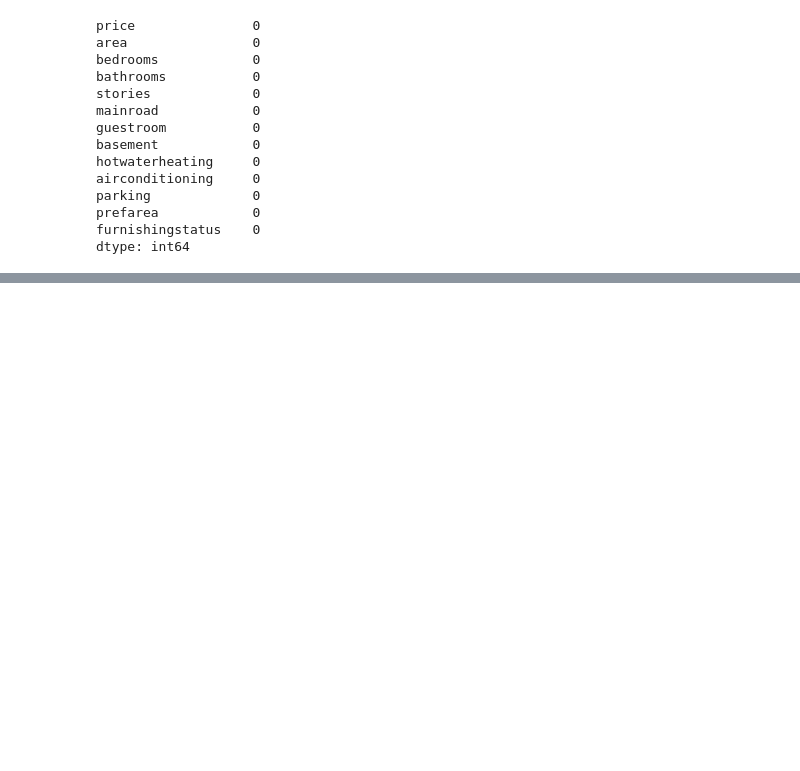
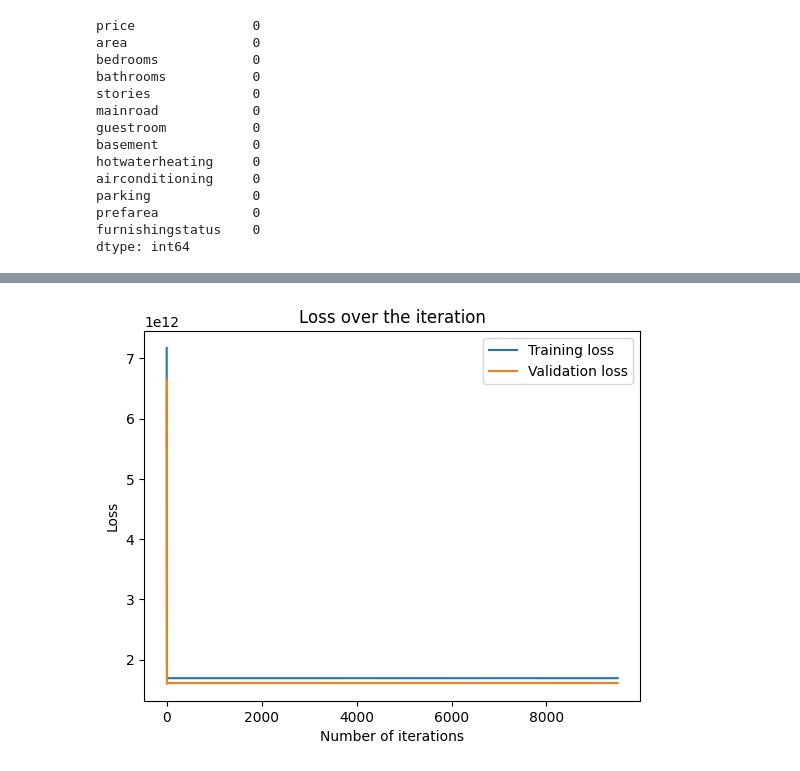
Before and after one commit to saikrishna1108/Introduction-to-Machine-Learning, a Jupyter notebook: Homework2.ipynb, the cells around one changed output, grey strips where cells are left out. Drawn from its saved outputs; the diff is of its cells as text; code cells hidden in the pictures; blank space fills up the shorter version.

```diff
--- a/Homework2.ipynb
+++ b/Homework2.ipynb
@@ -62,3 +43,13 @@ train.head()
+# %%
+def preprocess(data,variables):
+  new_data = data[variables].replace({'yes':1,'no':0})
+  x = new_data.iloc[:,1:]
+  m = x.shape[0]
+  y = np.array(new_data.iloc[:,0],dtype=np.float128).reshape(m,1)
+  x = np.array(x,dtype=np.float128)
+  f_col = np.ones((m,1))
+  x = np.hstack((f_col,x))
+  return x,y
 # %%
 def loss_value(x,y,theta):
   m = len(y)
@@ -182,7 +72,0 @@ Problem 2a
-# %%
-from sklearn.preprocessing import MinMaxScaler
-scaler = MinMaxScaler()
-variables = ["area", "bedrooms", "bathrooms", "stories", "parking"]
-train[variables] = scaler.fit_transform(train[variables])
-test[variables] = scaler.fit_transform(test[variables])
-train.head()
@@ -235,0 +82,12 @@ plt.show()
+# %%
+variables = ["price","area", "bedrooms", "bathrooms", "stories", "parking"]
+x_train1a,y_train1a = preprocess(train,variables)
+x_test1a,y_test1a = preprocess(test,variables)
+# %%
+theta = np.zeros(6).reshape(6,1)
+iterations = 9500
+learning_rate= 0.00000001
+theta1a,t_cost1a,v_cost1a = gradient_value(x_train1a,x_test1a,y_train1a,y_test1a,theta,iterations,learning_rate)
+print(theta1a)
+print(t_cost1a[-1])
+print(v_cost1a[-1])
@@ -235,0 +103,10 @@ plt.show()
+# %%
+plt.plot([x for x in range(iterations)],t_cost1a,label="Training loss")
+plt.plot([x for x in range(iterations)],v_cost1a,label="Validation loss")
+plt.xlabel('Number of iterations')
+plt.ylabel('Loss')
+plt.title('Loss over the iteration')
+plt.legend()
+plt.show()
+# %% [output]
+[figure, added]
```
Also changed, not shown: parts of 60 cells of this notebook.
